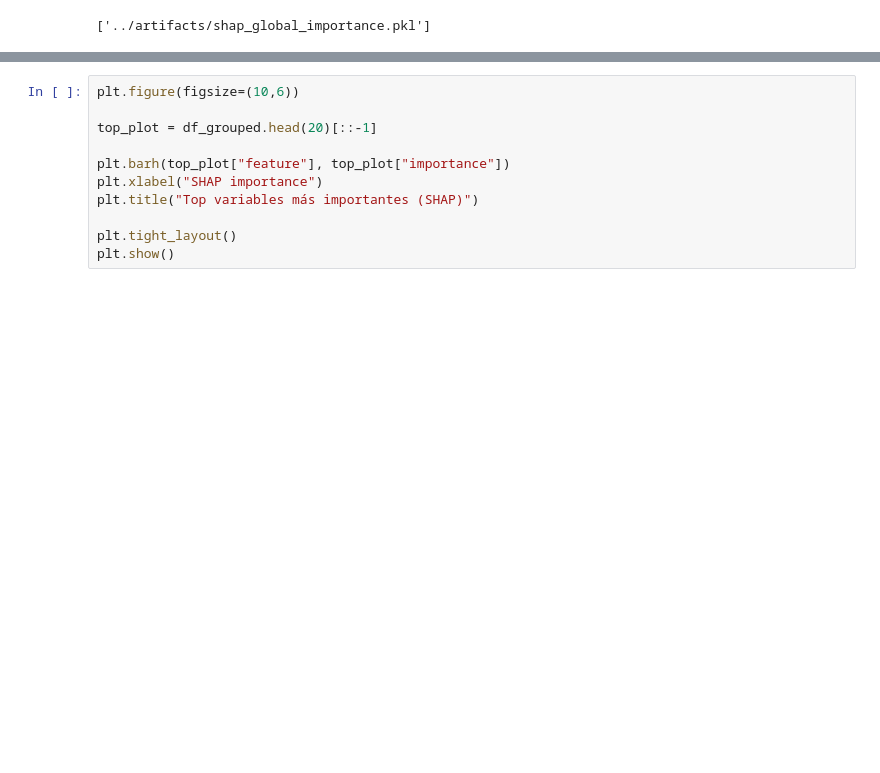
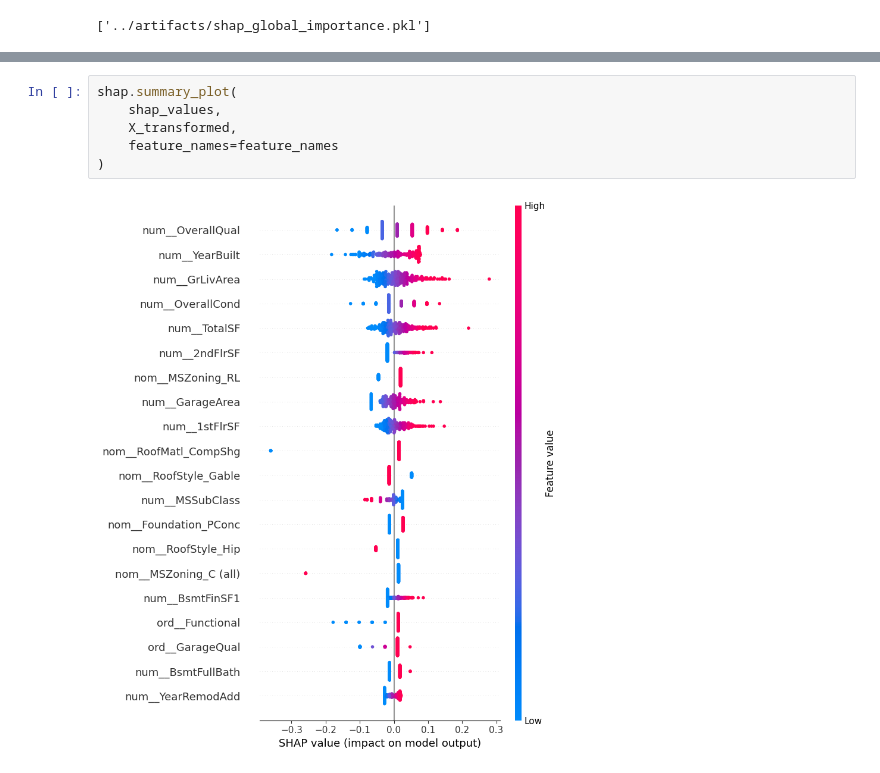
Before and after one commit to kmgomezm/proyecto_estadistica_multivariada, a Jupyter notebook: notebooks/04_shap_values.ipynb, the cells around one changed output, grey strips where cells are left out. Drawn from its saved outputs; the diff is of its cells as text; blank space fills up the shorter version.

```diff
--- a/notebooks/04_shap_values.ipynb
+++ b/notebooks/04_shap_values.ipynb
@@ -127,11 +151,8 @@ plt.close()
-# %%
-plt.figure(figsize=(10,6))
-
-top_plot = df_grouped.head(20)[::-1]
-
-plt.barh(top_plot["feature"], top_plot["importance"])
-plt.xlabel("SHAP importance")
-plt.title("Top variables más importantes (SHAP)")
-
-plt.tight_layout()
-plt.show()
+# %%
+shap.summary_plot(
+    shap_values,
+    X_transformed,
+    feature_names=feature_names
+)
+# %% [output]
+[figure, added]
```
Also changed, not shown: parts of 8 cells of this notebook, 3 other files.
